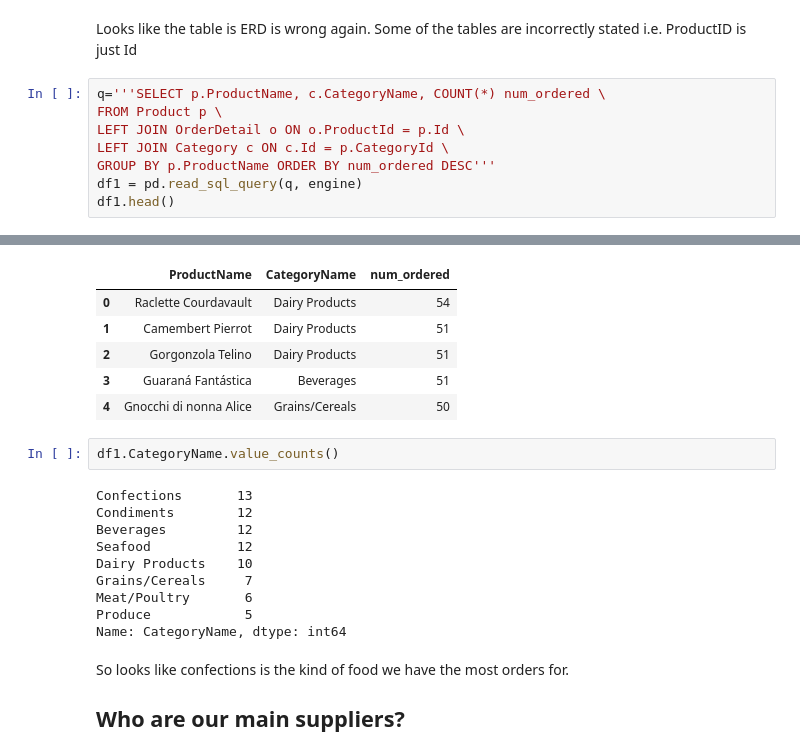
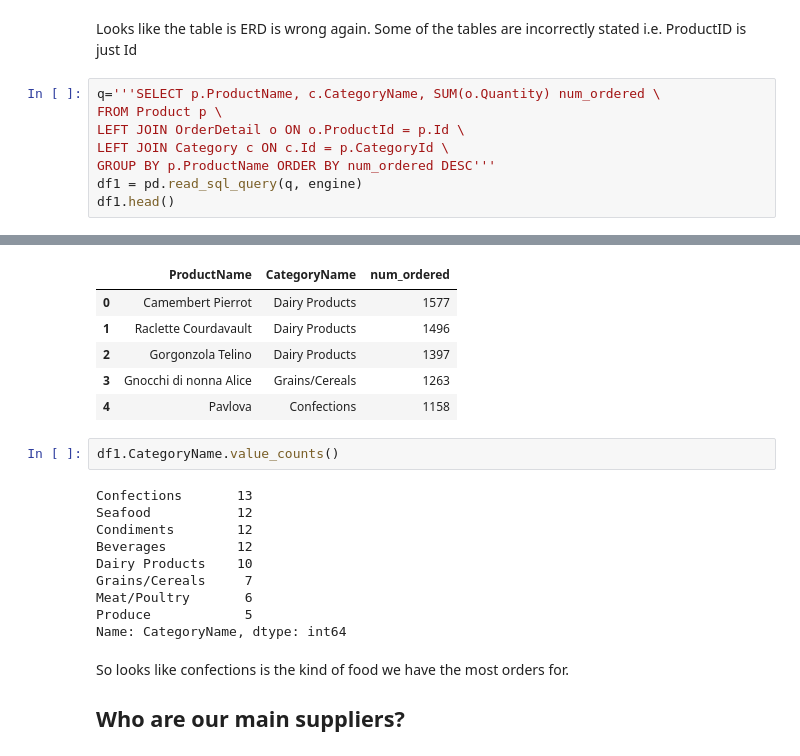
Before and after one commit to Socjon/dsc-2-final-project-online-ds-pt-100118, a Jupyter notebook: rough.ipynb, the cells around one changed output, grey strips where cells are left out. Saved outputs shown, nothing was run; the diff lists cells and outputs as text.

```diff
--- a/rough.ipynb
+++ b/rough.ipynb
@@ -196,7 +199,7 @@ None
 # %% [markdown]
 Looks like the table is ERD is wrong again. Some of the tables are incorrectly stated i.e. ProductID is just Id
 # %%
-q='''SELECT p.ProductName, c.CategoryName, COUNT(*) num_ordered \
+q='''SELECT p.ProductName, c.CategoryName, SUM(o.Quantity) num_ordered \
 FROM Product p \
 LEFT JOIN OrderDetail o ON o.ProductId = p.Id \
 LEFT JOIN Category c ON c.Id = p.CategoryId \
@@ -209,16 +212,16 @@ df1.head()
 |  | ProductName | CategoryName | num_ordered |
-| 0 | Raclette Courdavault | Dairy Products | 54 |
-| 1 | Camembert Pierrot | Dairy Products | 51 |
-| 2 | Gorgonzola Telino | Dairy Products | 51 |
-| 3 | Guaraná Fantástica | Beverages | 51 |
-| 4 | Gnocchi di nonna Alice | Grains/Cereals | 50 |
+| 0 | Camembert Pierrot | Dairy Products | 1577 |
+| 1 | Raclette Courdavault | Dairy Products | 1496 |
+| 2 | Gorgonzola Telino | Dairy Products | 1397 |
+| 3 | Gnocchi di nonna Alice | Grains/Cereals | 1263 |
+| 4 | Pavlova | Confections | 1158 |
 # %%
 df1.CategoryName.value_counts()
 # %% [output]
 Confections       13
+Seafood           12
 Condiments        12
 Beverages         12
-Seafood           12
 Dairy Products    10
 Grains/Cereals     7
 Meat/Poultry       6
```
Also changed, not shown: parts of 30 cells of this notebook.
